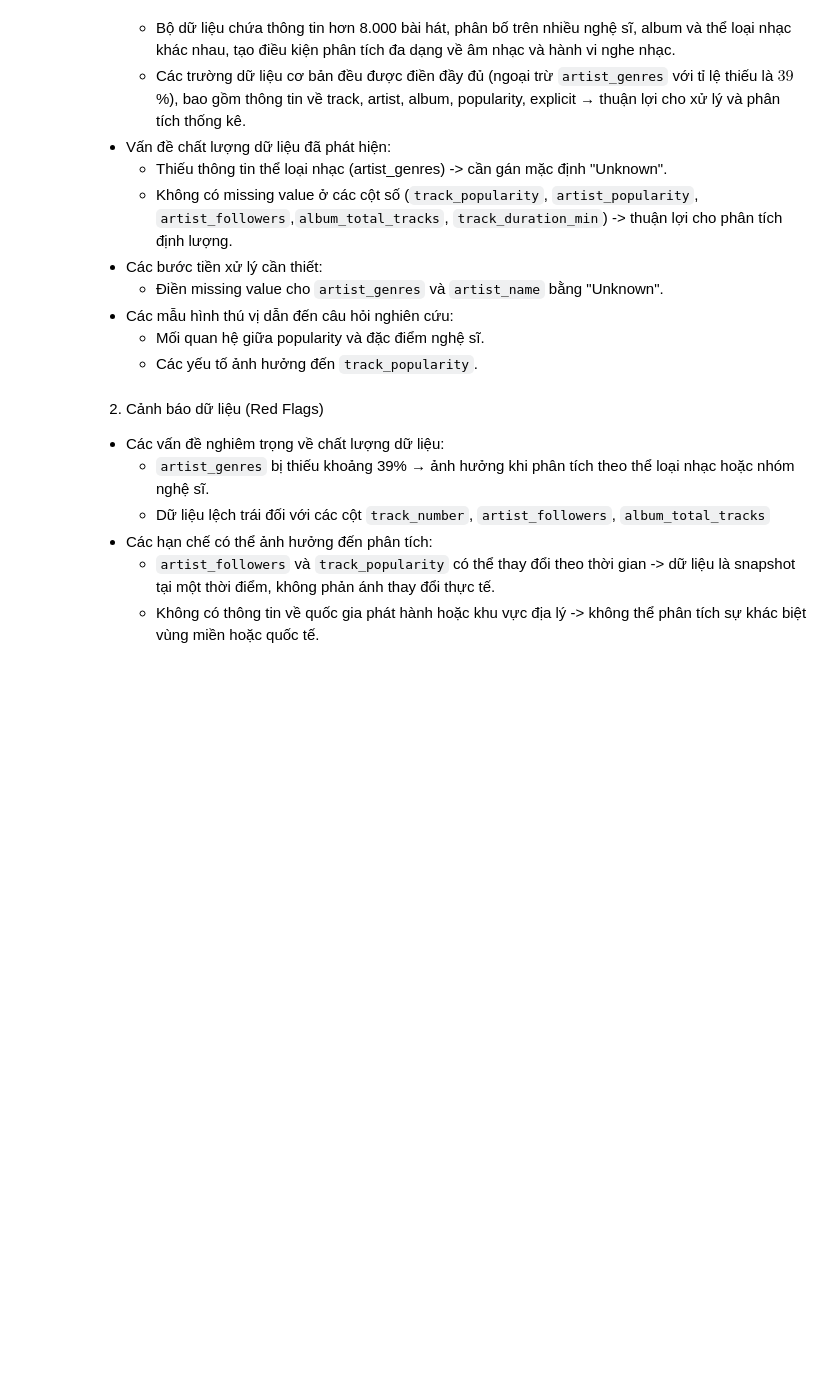
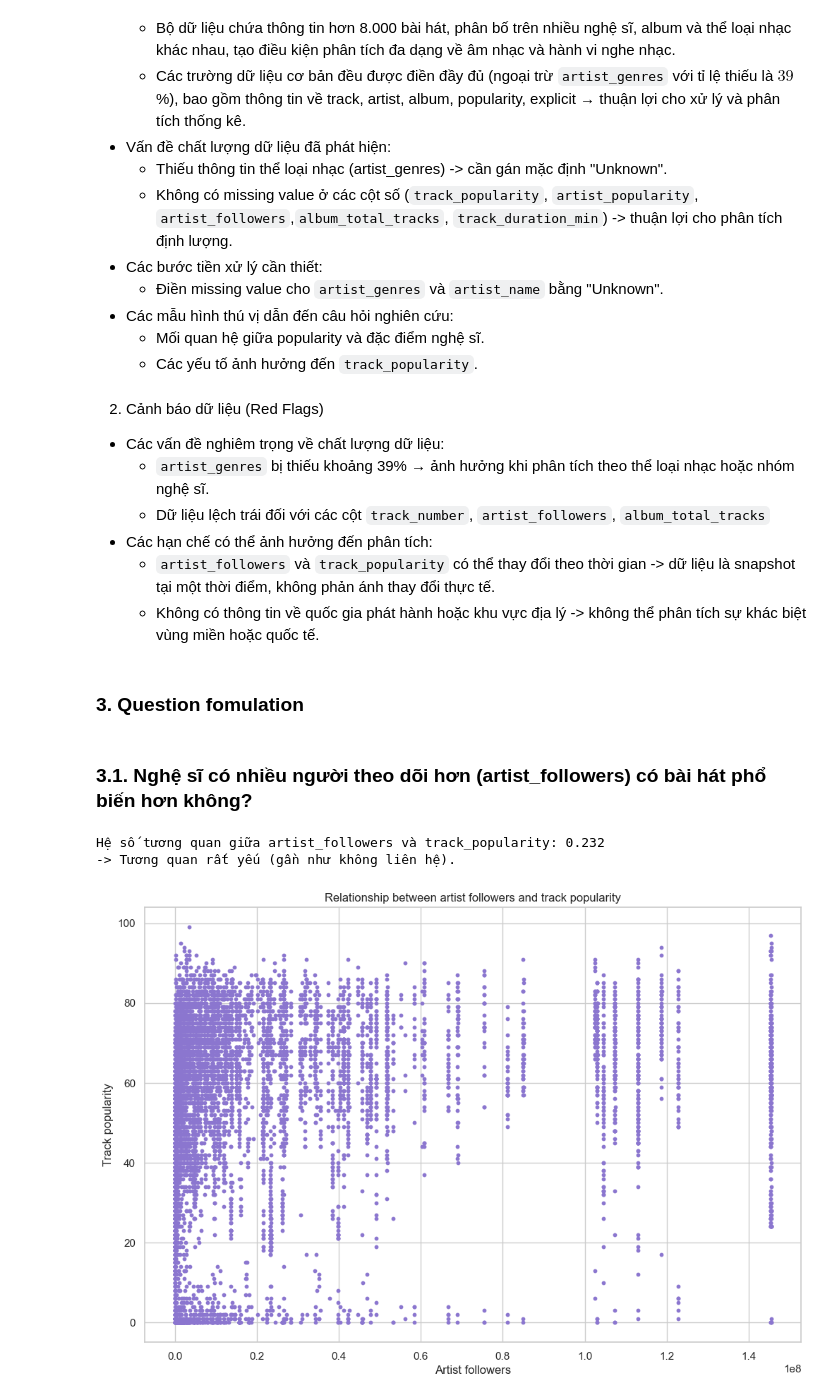
Before and after one commit to thangnguyennbk-sys/Spotify_project, a Jupyter notebook: Spotify_project.ipynb, the cells around one changed output. Drawn from its saved outputs; the diff is of its cells as text; code cells hidden in the pictures; blank space fills up the shorter version.

```diff
--- a/Spotify_project.ipynb
+++ b/Spotify_project.ipynb
@@ -636,3 +652,35 @@ Nhận xét: Boxplot giúp ta thấy trung vị (đường giữa hộp) và cá
 - Các hạn chế có thể ảnh hưởng đến phân tích:
   - `artist_followers` và `track_popularity` có thể thay đổi theo thời gian -> dữ liệu là snapshot tại một thời điểm, không phản ánh thay đổi thực tế.
   - Không có thông tin về quốc gia phát hành hoặc khu vực địa lý -> không thể phân tích sự khác biệt vùng miền hoặc quốc tế.
+# %% [markdown]
+### 3. Question fomulation
+# %% [markdown]
+### 3.1. Nghệ sĩ có nhiều người theo dõi hơn (artist_followers) có bài hát phổ biến hơn không?
+# %%
+# Tính hệ số tương quan
+corr_value = df['artist_followers'].corr(df['track_popularity'])
+corr_rounded = round(corr_value, 3)
+
+print(f"Hệ số tương quan giữa artist_followers và track_popularity: {corr_rounded}")
+
+if abs(corr_value) < 0.3:
+    print("-> Tương quan rất yếu (gần như không liên hệ).")
+elif abs(corr_value) < 0.5:
+    print("-> Tương quan yếu.")
+elif abs(corr_value) < 0.7:
+    print("-> Tương quan trung bình.")
+else:
+    print("-> Tương quan mạnh.")
+# %% [output]
+Hệ số tương quan giữa artist_followers và track_popularity: 0.232
+-> Tương quan rất yếu (gần như không liên hệ).
+# %%
+# Vẽ scatter plot
+plt.figure(figsize=(12,8))
+plt.scatter(df['artist_followers'], df['track_popularity'],color = "#8B76CF", s = 10)
+plt.xlabel("Artist followers")
+plt.ylabel("Track popularity")
+plt.title("Relationship between artist followers and track popularity")
+plt.show()
+# %% [output]
+[figure, added]
```
Also changed, not shown: parts of 8 cells of this notebook.
